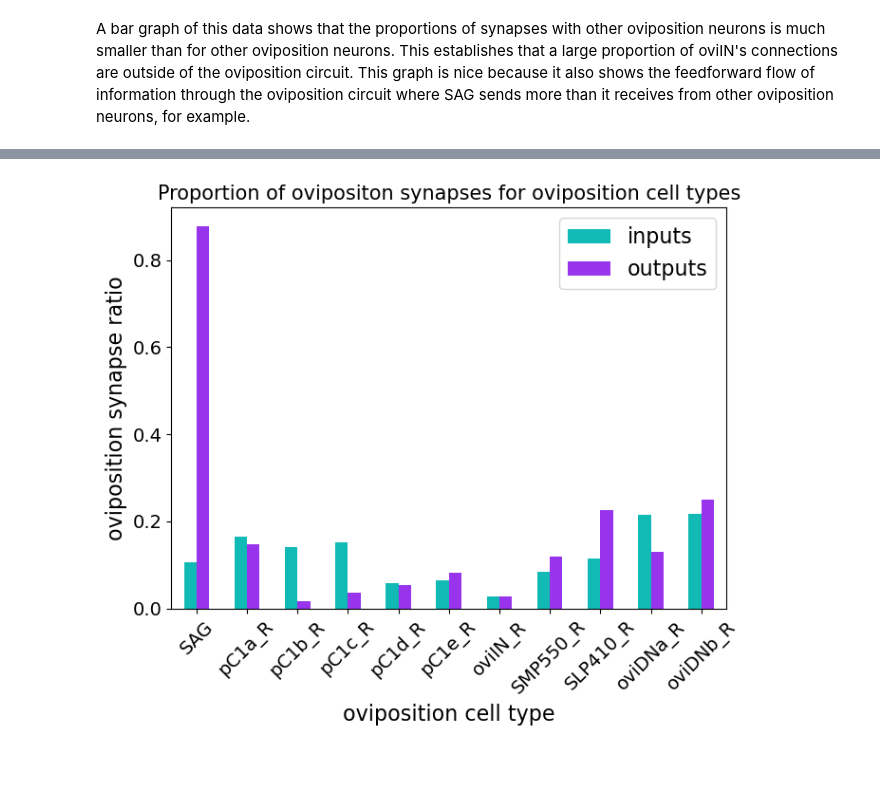
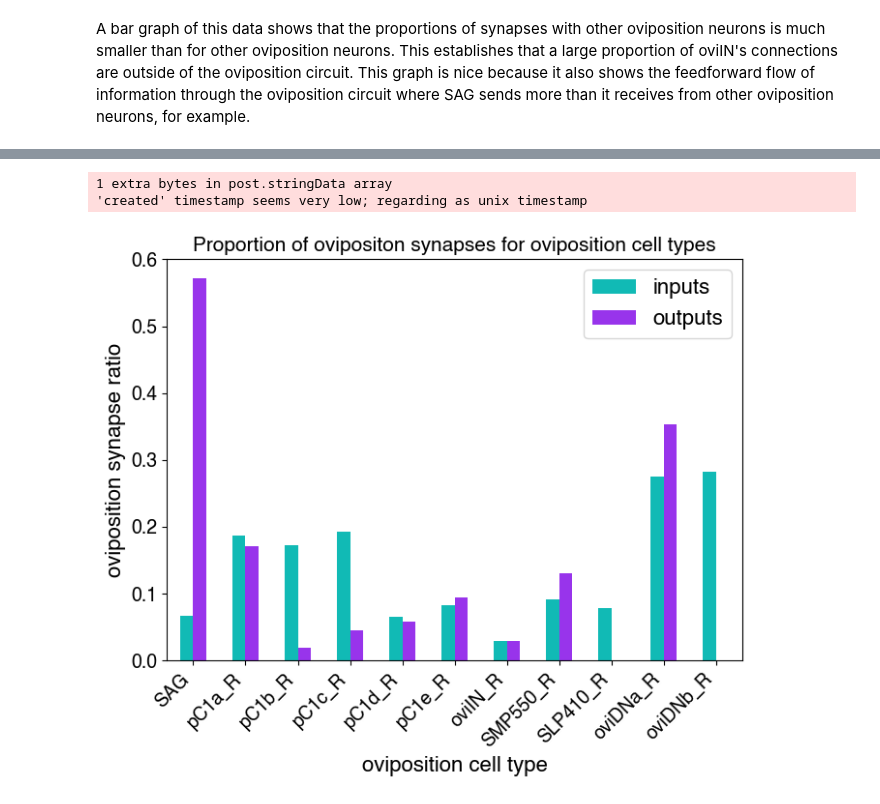
Before and after one commit to Gutierrez-lab/oviIN-inputs, a Jupyter notebook: oviposition_circuit.ipynb, the cells around one changed output, grey strips where cells are left out. Drawn from its saved outputs; the diff is of its cells as text; code cells hidden in the pictures; blank space fills up the shorter version.

Commit message:
update Fig.1 using weight threshold of 3 or greater

```diff
--- a/oviposition_circuit.ipynb
+++ b/oviposition_circuit.ipynb
@@ -576,6 +633,9 @@ ovipos_R_downstream_conns = ovipos_R_downstream_conns.merge(meanstream_ovipos_R_
 
 # get rid of the extra instance column
 ovipos_R_downstream_conns = ovipos_R_downstream_conns.drop('instance', axis=1)
+
+# turn NaNs into 0s
+ovipos_R_downstream_conns = ovipos_R_downstream_conns.fillna(0)
 ovipos_R_downstream_conns
 # %% [output]
 |  | instance_pre | weight | weight_out |
@@ -611,6 +671,6 @@ ovipos_R_downstream_conns
 Do the same for the upstream synapses. The resulting upstream ratio column will contain the proportion of upstream synapses that are from other oviposition neurons.
 # %%
 # aggregate weights by instance_post this time to get the upstream synapse counts
-ovipos_upstream_conns = ovipos_conns.groupby('instance_post').agg({'weight':'sum'}).reset_index()
+ovipos_upstream_conns = ovipos_conns.groupby('bodyId_post').agg({'weight':'sum'}).reset_index()
 ovipos_upstream_conns
 # %% [output]
@@ -633,0 +694,6 @@ ovipos_upstream_conns
+# %%
+# merge the instance_pre column back onto the ovipos_downstream_conns dataframe
+ovipos_upstream_conns = ovipos_upstream_conns.merge(ovipos_df[['bodyId','instance']], left_on='bodyId_post', right_on='bodyId', how='left')
+ovipos_upstream_conns.rename(columns={'instance':'instance_post'}, inplace=True)
+ovipos_upstream_conns = ovipos_upstream_conns[['instance_post','weight']]
+ovipos_upstream_conns
@@ -633,0 +718,4 @@ ovipos_upstream_conns
+# %%
+# average the weights by instance_post
+ovipos_upstream_conns = ovipos_upstream_conns.groupby('instance_post').agg({'weight':'mean'}).reset_index()
+ovipos_upstream_conns
@@ -729,19 +835,21 @@ ovipos_R_ratios
 # %%
 # figure using matplotlib
 # create a bar chart of cell instances and their input and output synapse ratios
 fig, ax = plt.subplots(figsize=(7,6))
 ovipos_R_ratios.plot(kind='bar', x='instance', y=['input ratio','output ratio'], ax=ax, color=['#11bab5','#9834eb'])
 ax.set_ylabel('oviposition synapse ratio', fontsize=16)
 ax.set_xlabel('oviposition cell type', fontsize=16)
 ax.set_title('Proportion of ovipositon synapses for oviposition cell types', fontsize=15)
 ax.legend(['inputs','outputs'], loc='upper right', fontsize=16)
-ax.set_xticklabels(ovipos_R_ratios['instance'], rotation=45, ha='center', fontsize=14)
+ax.set_xticklabels(ovipos_R_ratios['instance'], rotation=45, ha='right', fontsize=14)
 # increase size of ytick labels
 ax.yaxis.set_tick_params(labelsize=14)
 plt.tight_layout()
 
-#plt.savefig('figures/ovipos_circ_syn_ratios.pdf', format='pdf')
+plt.savefig('figures/ovipos_circ_syn_ratios.pdf', format='pdf')
 #plt.savefig('figures/ovipos_circ_syn_ratios.svg', format='svg')
 plt.show()
 # %% [output]
+1 extra bytes in post.stringData array
+'created' timestamp seems very low; regarding as unix timestamp
-[figure, old version]
+[figure, new version]
```
Also changed, not shown: parts of 38 cells of this notebook, 2 other files.
